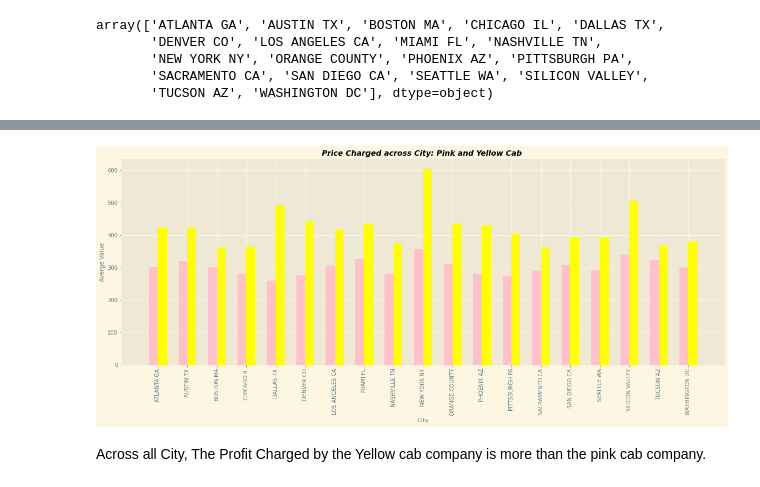
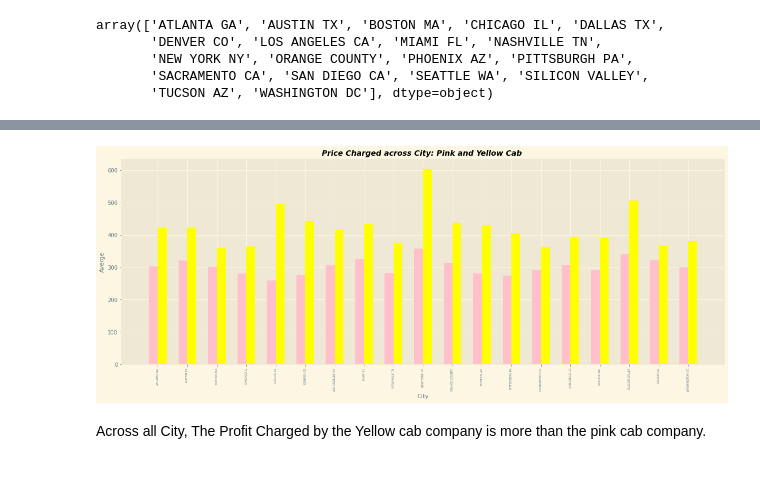
Before and after one commit to EEAjaegbu/Investment-Analytics-Assignmet-2, a Jupyter notebook: Week2 Script.ipynb, the cells around one changed output, grey strips where cells are left out. Drawn from its saved outputs; the diff is of its cells as text; code cells hidden in the pictures.

```diff
--- a/Week2 Script.ipynb
+++ b/Week2 Script.ipynb
@@ -405,16 +426,17 @@ pvt1
 # %%
 ## Distribution
 plt.figure(figsize=(20,7))
 X= np.arange(19)
 plt.bar(X,pvt1.iloc[0,:].values,color="pink",width=0.3,label="Pink Cab")
 plt.bar(X+0.3,pvt1.iloc[1,:].values,color="yellow",width=0.3,label="Yellow Cab")
 plt.xlabel("City",fontsize=11)
-plt.ylabel("Averge Value",fontsize=11)
-plt.xticks(X+0.15,city,rotation=90)
+plt.ylabel("Averge",fontsize=11)
+plt.xticks(X+0.15,city,rotation=90,fontsize=5,fontweight=10)
 plt.title("Price Charged across City: Pink and Yellow Cab ",fontsize=14,fontstyle="italic",fontweight="bold")
+plt.savefig("Price_charged2.png")
 plt.show()
 # %% [output]
-[figure, old version]
+[figure, new version]
 # %% [markdown]
 Across all City, The Profit Charged by the Yellow cab company is more than the pink cab company.
 # %% [markdown]
```
Also changed, not shown: parts of 28 cells of this notebook.
